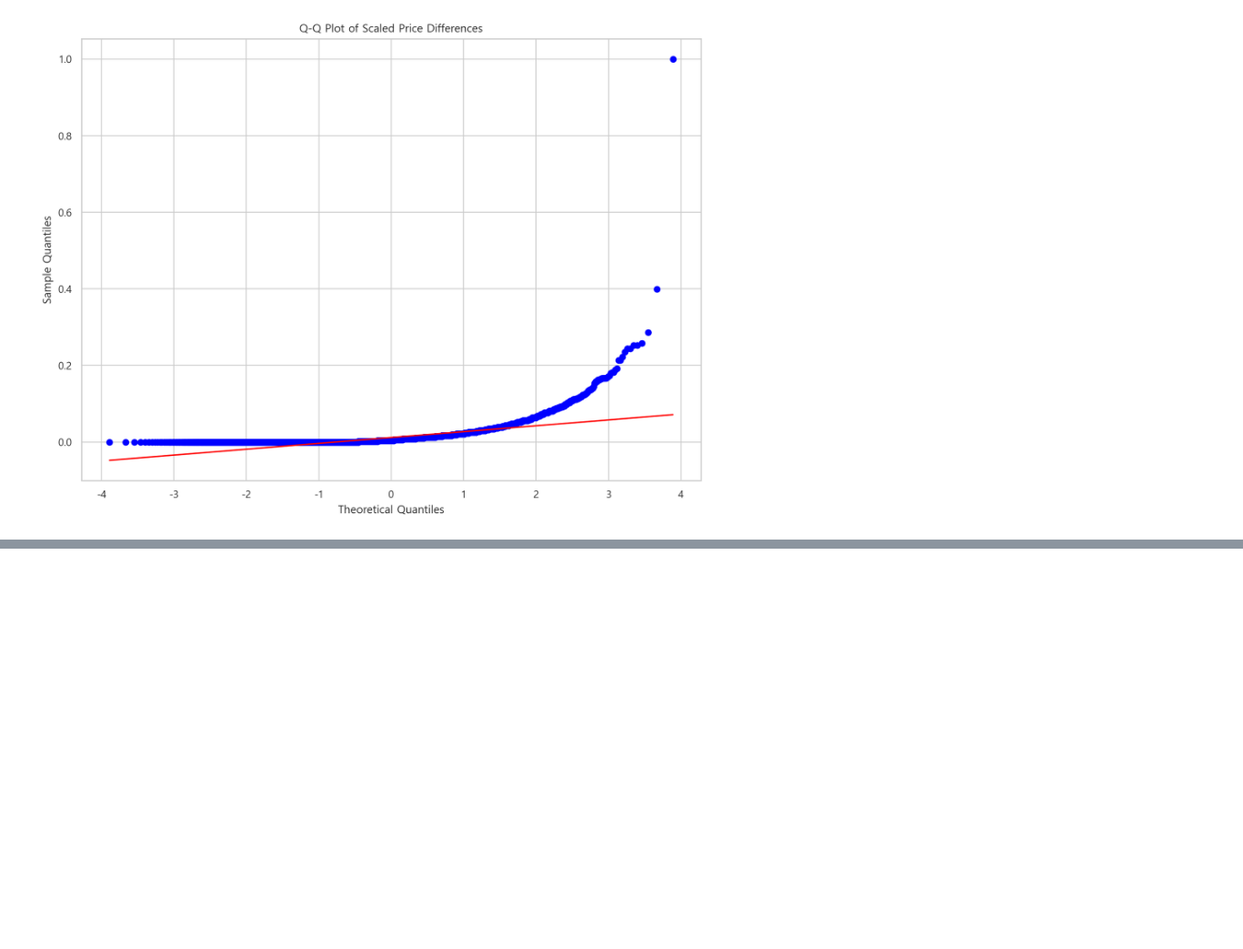
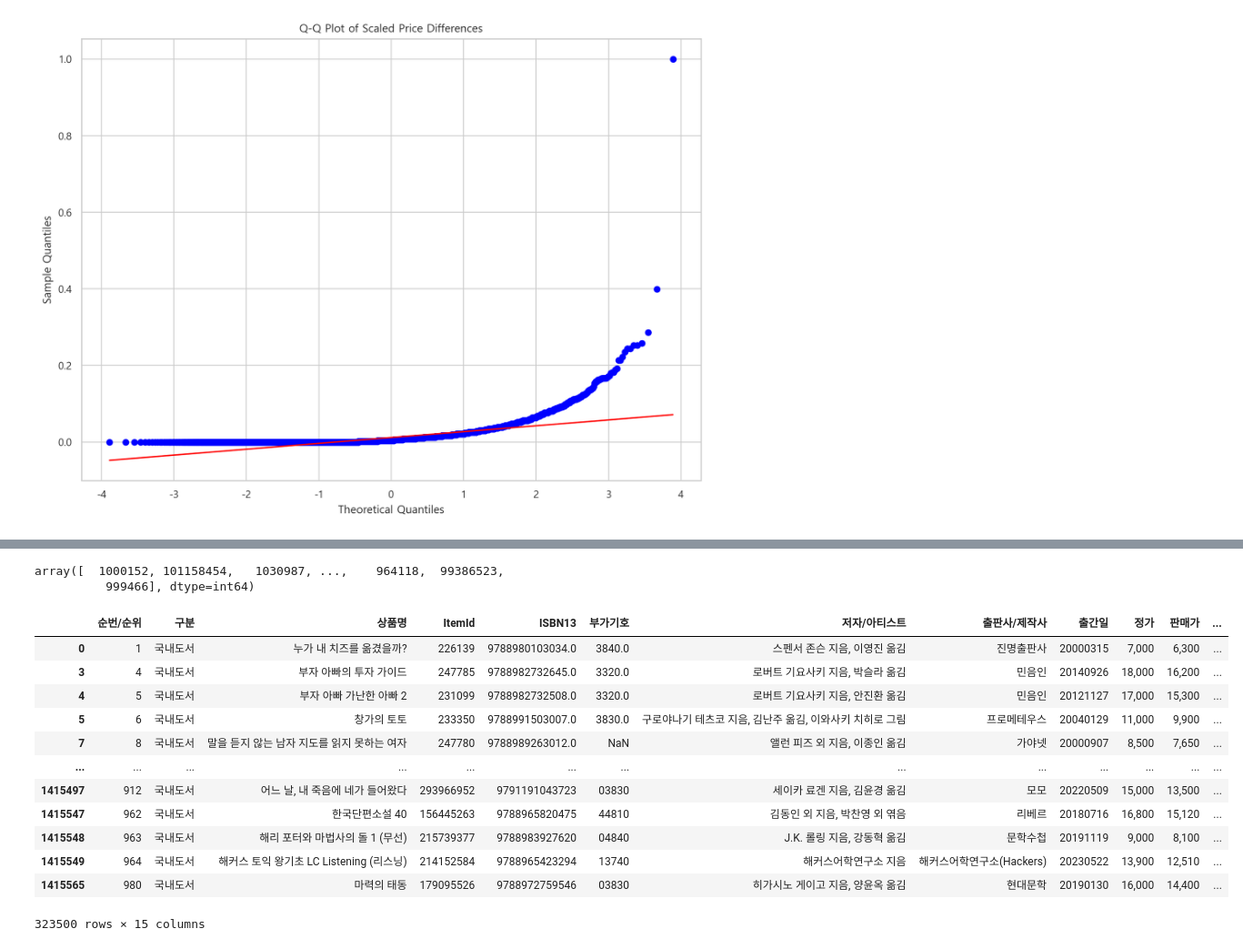
Before and after one commit to kdt-3-second-Project/aladin_usedbook, a Jupyter notebook: research/240716_price_median_erd_js.ipynb, the cells around one changed output, grey strips where cells are left out. Shown at 91% size. Drawn from its saved outputs; the diff is of its cells as text; code cells hidden in the pictures; blank space fills up the shorter version.

```diff
--- a/research/240716_price_median_erd_js.ipynb
+++ b/research/240716_price_median_erd_js.ipynb
@@ -237,0 +323,20 @@ plt.show()
+# %%
+display(merged_df['ItemId'].unique())
+ItemID= merged_df['ItemId'].unique()
+combined_df[combined_df['ItemId'].isin(ItemID)]
+# %% [output]
+array([  1000152, 101158454,   1030987, ...,    964118,  99386523,
+          999466], dtype=int64)
+|  | 순번/순위 | 구분 | 상품명 | ItemId | ISBN13 | 부가기호 | 저자/아티스트 | 출판사/제작사 | 출간일 | 정가 | 판매가 | ... |
+| 0 | 1 | 국내도서 | 누가 내 치즈를 옮겼을까? | 226139 | 9788980103034.0 | 3840.0 | 스펜서 존슨 지음, 이영진 옮김 | 진명출판사 | 20000315 | 7,000 | 6,300 | ... |
+| 3 | 4 | 국내도서 | 부자 아빠의 투자 가이드 | 247785 | 9788982732645.0 | 3320.0 | 로버트 기요사키 지음, 박슬라 옮김 | 민음인 | 20140926 | 18,000 | 16,200 | ... |
+| 4 | 5 | 국내도서 | 부자 아빠 가난한 아빠 2 | 231099 | 9788982732508.0 | 3320.0 | 로버트 기요사키 지음, 안진환 옮김 | 민음인 | 20121127 | 17,000 | 15,300 | ... |
+| 5 | 6 | 국내도서 | 창가의 토토 | 233350 | 9788991503007.0 | 3830.0 | 구로야나기 테츠코 지음, 김난주 옮김, 이와사키 치히로 그림 | 프로메테우스 | 20040129 | 11,000 | 9,900 | ... |
+| 7 | 8 | 국내도서 | 말을 듣지 않는 남자 지도를 읽지 못하는 여자 | 247780 | 9788989263012.0 | NaN | 앨런 피즈 외 지음, 이종인 옮김 | 가야넷 | 20000907 | 8,500 | 7,650 | ... |
+| ... | ... | ... | ... | ... | ... | ... | ... | ... | ... | ... | ... | ... |
+| 1415497 | 912 | 국내도서 | 어느 날, 내 죽음에 네가 들어왔다 | 293966952 | 9791191043723 | 03830 | 세이카 료겐 지음, 김윤경 옮김 | 모모 | 20220509 | 15,000 | 13,500 | ... |
+| 1415547 | 962 | 국내도서 | 한국단편소설 40 | 156445263 | 9788965820475 | 44810 | 김동인 외 지음, 박찬영 외 엮음 | 리베르 | 20180716 | 16,800 | 15,120 | ... |
+| 1415548 | 963 | 국내도서 | 해리 포터와 마법사의 돌 1 (무선) | 215739377 | 9788983927620 | 04840 | J.K. 롤링 지음, 강동혁 옮김 | 문학수첩 | 20191119 | 9,000 | 8,100 | ... |
+| 1415549 | 964 | 국내도서 | 해커스 토익 왕기초 LC Listening (리스닝) | 214152584 | 9788965423294 | 13740 | 해커스어학연구소 지음 | 해커스어학연구소(Hackers) | 20230522 | 13,900 | 12,510 | ... |
+| 1415565 | 980 | 국내도서 | 마력의 태동 | 179095526 | 9788972759546 | 03830 | 히가시노 게이고 지음, 양윤옥 옮김 | 현대문학 | 20190130 | 16,000 | 14,400 | ... |
+323500 rows × 15 columns
```
Also changed, not shown: parts of 14 cells of this notebook, 2 other files.
